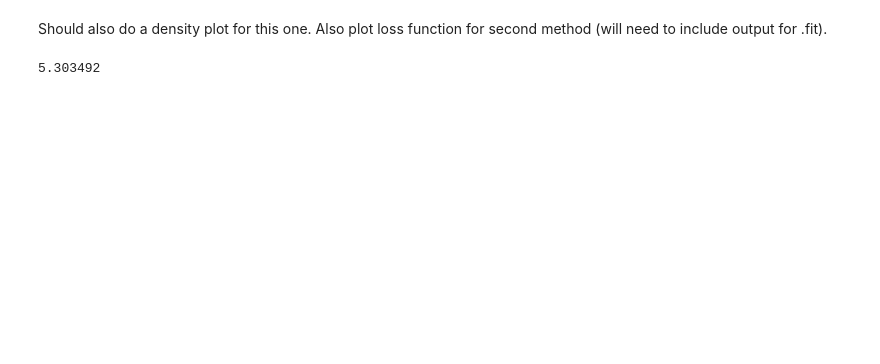
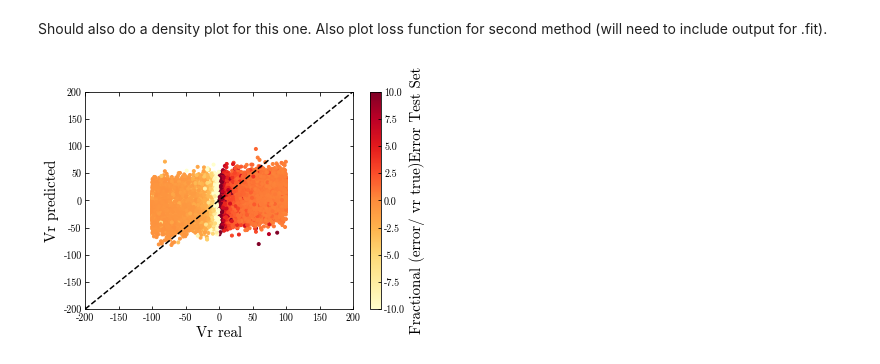
Before and after one commit to adropulic/datax_gaia, a Jupyter notebook: RVTrial3.ipynb, the cells around one changed output. Drawn from its saved outputs; the diff is of its cells as text; code cells hidden in the pictures; blank space fills up the shorter version.

```diff
--- a/RVTrial3.ipynb
+++ b/RVTrial3.ipynb
@@ -416,6 +477,16 @@ plt.clim(0,3)
 # %% [markdown]
 Should also do a density plot for this one. Also plot loss function for second method (will need to include output for .fit).
-# %%
-np.max(test_preds_2[:,1])
-# %% [output]
-5.303492
+# %%
+#plt.errorbar(y_test, test_preds_2[:,0], yerr = test_preds_2[:,1], color = 'red',ls='none')
+sc = plt.scatter(y_test, test_preds_2[:,0], c =(test_preds_2[:,1]/(y_test+1e-6)), label = 'data',marker = '.',cmap=plt.cm.YlOrRd)
+x1 = np.linspace(-200,200,1000)
+y1 = x1
+plt.plot(x1,y1,'k--')
+plt.xlim([-200, 200])
+plt.ylim([-200,200])
+plt.ylabel('Vr predicted')
+plt.xlabel('Vr real')
+clb = plt.colorbar(sc, label = 'Fractional (error/ vr true)Error Test Set')
+plt.clim(-10,10)
+# %% [output]
+[figure, added]
```
Also changed, not shown: parts of 16 cells of this notebook.
